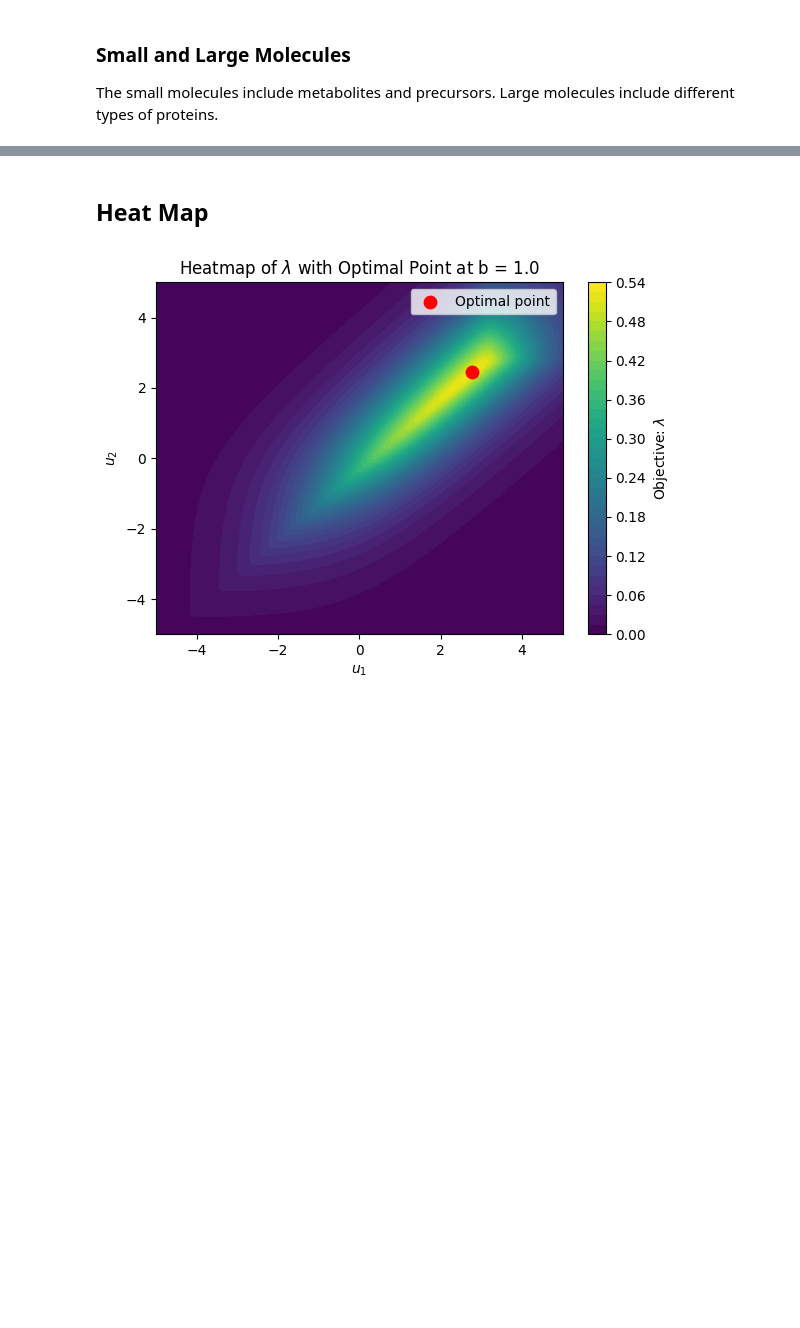
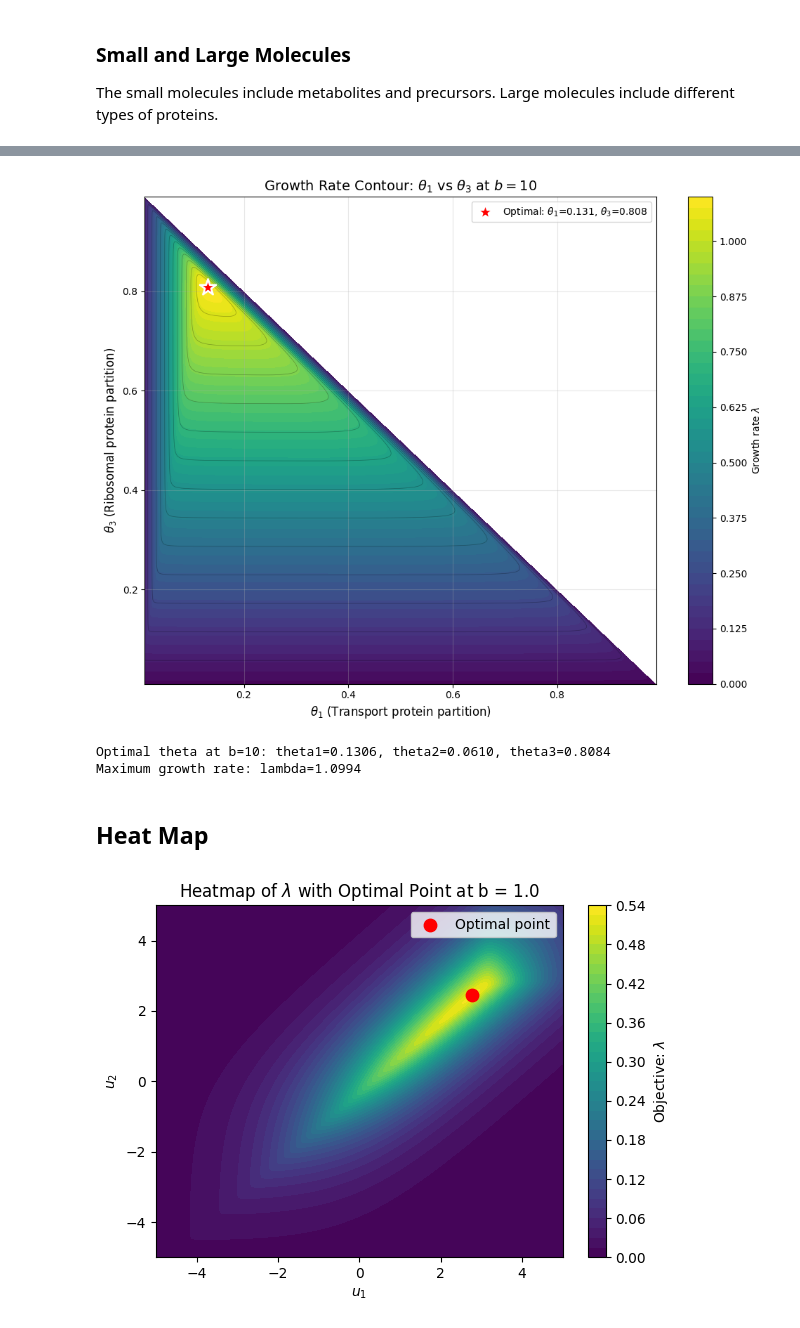
Before and after one commit to jonathan-huang/Proteome-Partition-ver.-1, a Jupyter notebook: PP3_MM.ipynb, the cells around one changed output, grey strips where cells are left out. Drawn from its saved outputs; the diff is of its cells as text; code cells hidden in the pictures; blank space fills up the shorter version.

```diff
--- a/PP3_MM.ipynb
+++ b/PP3_MM.ipynb
@@ -442,3 +521,58 @@ display(df)
+# %%
+# Contour plot: Growth rate as function of theta2 and theta3 at fixed b
+b_contour = 10
+
+# Create grid for theta2 and theta3
+theta1_vals = np.linspace(0.01, 0.99, 500)
+theta3_vals = np.linspace(0.01, 0.99, 500)
+Theta1, Theta3 = np.meshgrid(theta1_vals, theta3_vals)
+
+# Calculate lambda for each (theta2, theta3) pair
+Lambda_contour = np.empty_like(Theta1)
+
+for i in range(Theta1.shape[0]):
+    for j in range(Theta1.shape[1]):
+        theta1 = Theta1[i, j]
+        theta3 = Theta3[i, j]
+        theta2 = 1 - theta1 - theta3  # theta2 determined by normalization
+
+        # Only calculate if theta2 is valid (positive)
+        if theta2 > 0:
+            result = BioSystemMM3([theta1, theta2, theta3], b_contour)
+            Lambda_contour[i, j] = result[9]  # lambda is at index 9
+        else:
+            Lambda_contour[i, j] = np.nan  # Invalid region
+
+# Plot contour
+plt.figure(figsize=(10, 8))
+contour = plt.contourf(Theta1, Theta3, Lambda_contour, levels=50, cmap='viridis')
+plt.colorbar(contour, label=r'Growth rate $\lambda$')
+
+# Add contour lines
+plt.contour(Theta1, Theta3, Lambda_contour, levels=15, colors='black', alpha=0.3, linewidths=0.5)
+
+# Mark the optimized point
+# Find optimal theta2 and theta3 at this b value
+opt_result_contour = minimize(lambda u: objective_softmax(u, b_contour), [0.0, 0.0], method='Powell')
+if opt_result_contour.success:
+    theta1_opt_c, theta2_opt_c, theta3_opt_c = softmax_partition(opt_result_contour.x)
+    plt.scatter(theta1_opt_c, theta3_opt_c, color='red', marker='*', s=300,
+                edgecolors='white', linewidths=2, label=f'Optimal: $\\theta_1$={theta1_opt_c:.3f}, $\\theta_3$={theta3_opt_c:.3f}', zorder=5)
+
+plt.xlabel(r'$\theta_1$ (Transport protein partition)', fontsize=12)
+plt.ylabel(r'$\theta_3$ (Ribosomal protein partition)', fontsize=12)
+plt.title(f'Growth Rate Contour: $\\theta_1$ vs $\\theta_3$ at $b = {b_contour}$', fontsize=14)
+plt.grid(True, alpha=0.3)
+plt.legend(loc='upper right')
+plt.tight_layout()
+plt.show()
+
+print(f"Optimal theta at b={b_contour}: theta1={theta1_opt_c:.4f}, theta2={theta2_opt_c:.4f}, theta3={theta3_opt_c:.4f}")
+print(f"Maximum growth rate: lambda={-objective_softmax(opt_result_contour.x, b_contour):.4f}")
+# %% [output]
+[figure, added]
+Optimal theta at b=10: theta1=0.1306, theta2=0.0610, theta3=0.8084
+Maximum growth rate: lambda=1.0994
 # %% [markdown]
 ## Heat Map
 # %%
```
Also changed, not shown: parts of 8 cells of this notebook, 6 other files.
